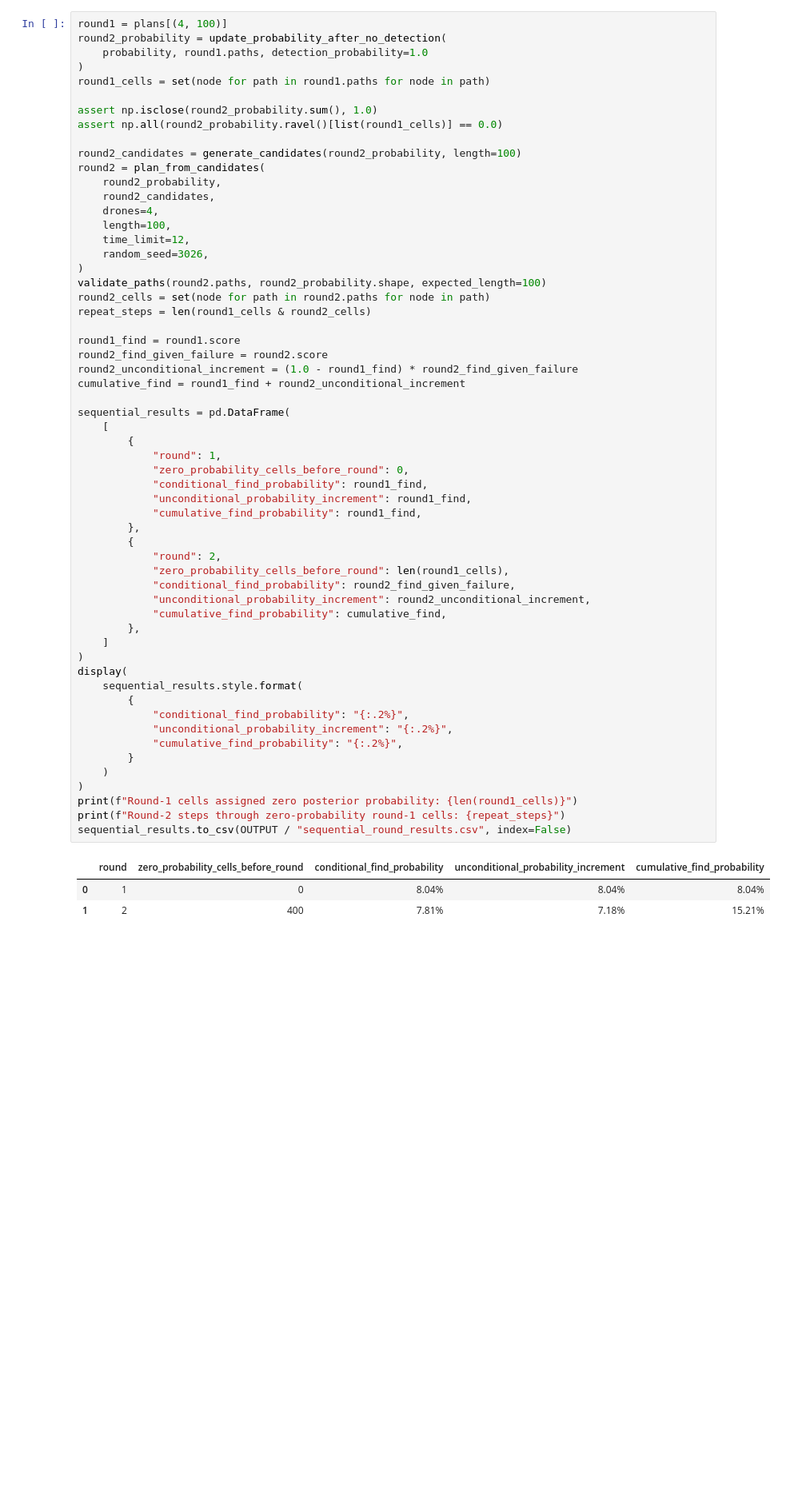
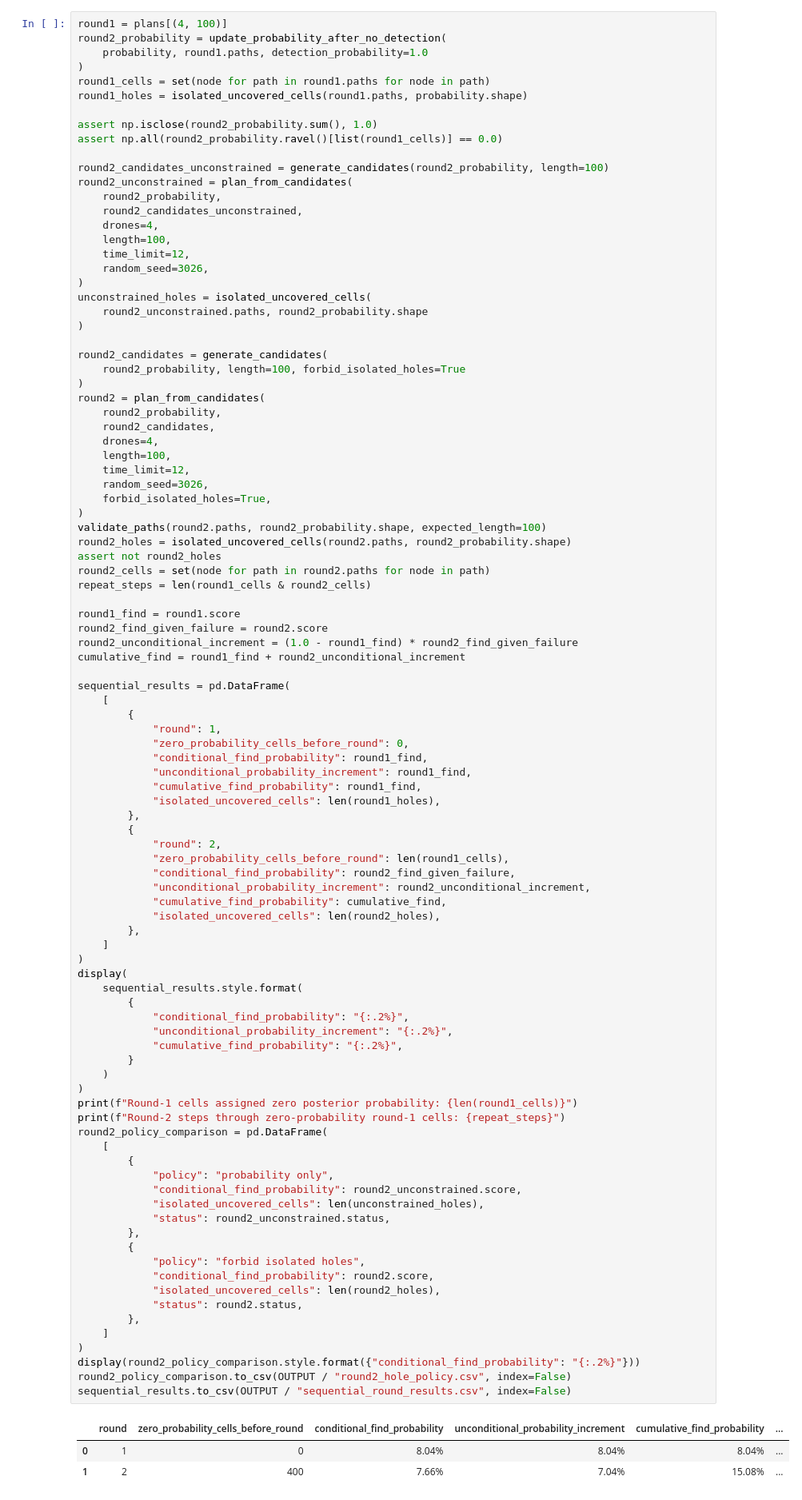
Before and after one commit to apwheele/optimal-search-drone-routing, a Jupyter notebook: optimal_search.ipynb, the cells around one changed output. Shown at 80% size. Cells and saved outputs as stored; diff of their text form; blank space fills up the shorter version.

```diff
--- a/optimal_search.ipynb
+++ b/optimal_search.ipynb
@@ -530,11 +543,27 @@ round2_probability = update_probability_after_no_detection(
     probability, round1.paths, detection_probability=1.0
 )
 round1_cells = set(node for path in round1.paths for node in path)
+round1_holes = isolated_uncovered_cells(round1.paths, probability.shape)
 
 assert np.isclose(round2_probability.sum(), 1.0)
 assert np.all(round2_probability.ravel()[list(round1_cells)] == 0.0)
 
-round2_candidates = generate_candidates(round2_probability, length=100)
+round2_candidates_unconstrained = generate_candidates(round2_probability, length=100)
+round2_unconstrained = plan_from_candidates(
+    round2_probability,
+    round2_candidates_unconstrained,
+    drones=4,
+    length=100,
+    time_limit=12,
+    random_seed=3026,
+)
+unconstrained_holes = isolated_uncovered_cells(
+    round2_unconstrained.paths, round2_probability.shape
+)
+
+round2_candidates = generate_candidates(
+    round2_probability, length=100, forbid_isolated_holes=True
+)
 round2 = plan_from_candidates(
     round2_probability,
     round2_candidates,
@@ -542,8 +571,11 @@ round2 = plan_from_candidates(
     length=100,
     time_limit=12,
     random_seed=3026,
+    forbid_isolated_holes=True,
 )
 validate_paths(round2.paths, round2_probability.shape, expected_length=100)
+round2_holes = isolated_uncovered_cells(round2.paths, round2_probability.shape)
+assert not round2_holes
 round2_cells = set(node for path in round2.paths for node in path)
 repeat_steps = len(round1_cells & round2_cells)
 
@@ -556,35 +588,55 @@ sequential_results = pd.DataFrame(
     [
         {
             "round": 1,
             "zero_probability_cells_before_round": 0,
             "conditional_find_probability": round1_find,
             "unconditional_probability_increment": round1_find,
             "cumulative_find_probability": round1_find,
+            "isolated_uncovered_cells": len(round1_holes),
         },
         {
             "round": 2,
             "zero_probability_cells_before_round": len(round1_cells),
             "conditional_find_probability": round2_find_given_failure,
             "unconditional_probability_increment": round2_unconditional_increment,
             "cumulative_find_probability": cumulative_find,
+            "isolated_uncovered_cells": len(round2_holes),
         },
     ]
 )
 display(
     sequential_results.style.format(
         {
             "conditional_find_probability": "{:.2%}",
             "unconditional_probability_increment": "{:.2%}",
             "cumulative_find_probability": "{:.2%}",
         }
     )
 )
 print(f"Round-1 cells assigned zero posterior probability: {len(round1_cells)}")
 print(f"Round-2 steps through zero-probability round-1 cells: {repeat_steps}")
+round2_policy_comparison = pd.DataFrame(
+    [
+        {
+            "policy": "probability only",
+            "conditional_find_probability": round2_unconstrained.score,
+            "isolated_uncovered_cells": len(unconstrained_holes),
+            "status": round2_unconstrained.status,
+        },
+        {
+            "policy": "forbid isolated holes",
+            "conditional_find_probability": round2.score,
+            "isolated_uncovered_cells": len(round2_holes),
+            "status": round2.status,
+        },
+    ]
+)
+display(round2_policy_comparison.style.format({"conditional_find_probability": "{:.2%}"}))
+round2_policy_comparison.to_csv(OUTPUT / "round2_hole_policy.csv", index=False)
 sequential_results.to_csv(OUTPUT / "sequential_round_results.csv", index=False)
 # %% [output]
-|  | round | zero_probability_cells_before_round | conditional_find_probability | unconditional_probability_increment | cumulative_find_probability |
-| 0 | 1 | 0 | 8.04% | 8.04% | 8.04% |
-| 1 | 2 | 400 | 7.81% | 7.18% | 15.21% |
+|  | round | zero_probability_cells_before_round | conditional_find_probability | unconditional_probability_increment | cumulative_find_probability | ... |
+| 0 | 1 | 0 | 8.04% | 8.04% | 8.04% | ... |
+| 1 | 2 | 400 | 7.66% | 7.04% | 15.08% | ... |
 Round-1 cells assigned zero posterior probability: 400
 Round-2 steps through zero-probability round-1 cells: 0
```
Also changed, not shown: parts of 7 cells of this notebook, 10 other files.
